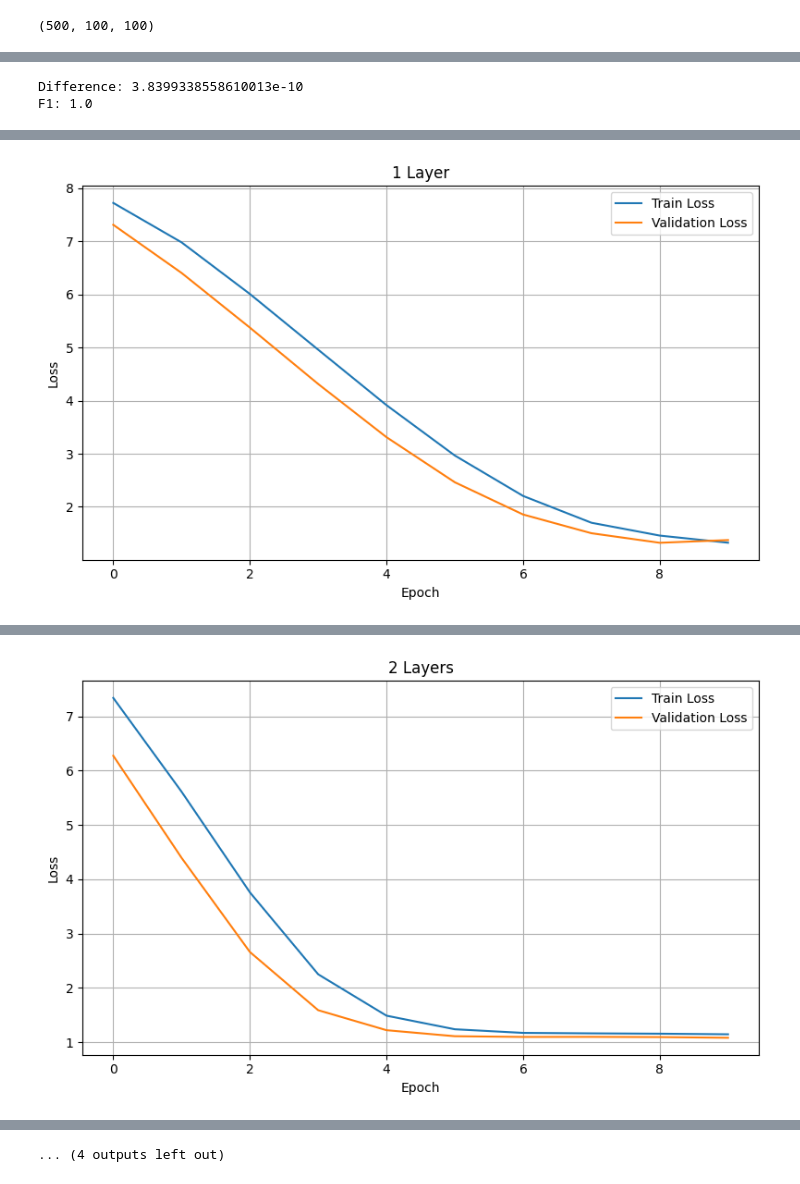
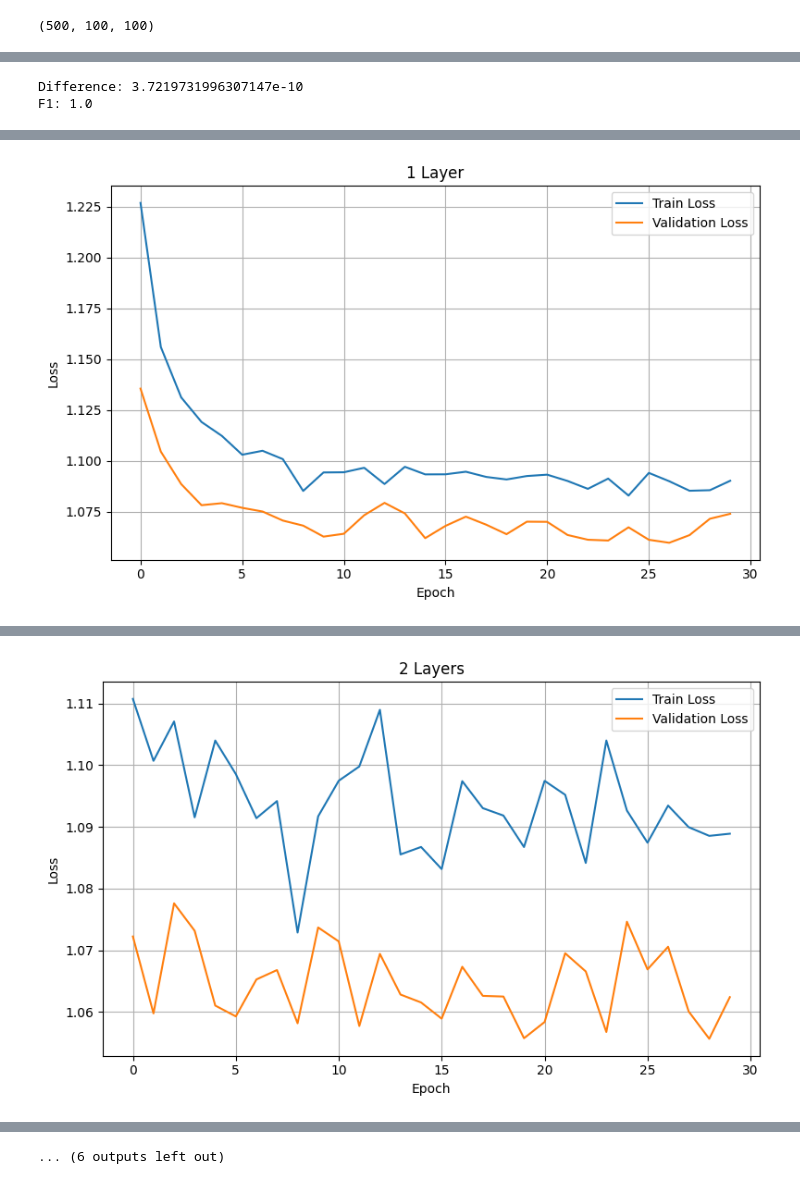
Before and after one commit to scifo04/CNN-RNN-LSTM, a Jupyter notebook: src/rnn.ipynb, the cells around one changed output, grey strips where cells are left out. Saved outputs shown, nothing was run; the diff lists cells and outputs as text; code cells hidden in the pictures.

Commit message:
fix: Dropout Layer

```diff
--- a/src/rnn.ipynb
+++ b/src/rnn.ipynb
@@ -150,6 +153,7 @@ bi_models = models.Sequential([
     layers.Embedding(vocabs, 100, embeddings_initializer='uniform'),
     layers.Bidirectional(layers.SimpleRNN(units=64, return_sequences=True)),
     layers.Bidirectional(layers.SimpleRNN(units=128)),
+    layers.Dropout(0.2),
     layers.Dense(units=vocabs, activation='softmax')
 ])
 bi_models.compile(
@@ -196,11 +200,13 @@ class BiRNNFromScratch:
         self.embedding = Embedded(vocabs, 100, embeddings_initializer='uniform')
         self.rnn1 = RNN(unit=64, input_size=100, timestep=100, return_sequence=True, bidirectional=True)
         self.rnn2 = RNN(unit=128, input_size=64, timestep=100, return_sequence=False, bidirectional=True)
+        self.drop = Dropout(dropout_rate=0.2)
+        self.drop.training_status = False
         self.fc1 = FullyConnected(input_size=64, output_size=vocabs, activation='softmax', weight_init='xavier',
                                   lower=-0.05, upper=0.05, mean=0, variance=1, seed=None, use_rmsnorm=False)
 
     def forward(self, x):
-        return self.fc1.forward(self.rnn2.forward(self.rnn1.forward(self.embedding.forward(x))))
+        return self.fc1.forward(self.drop.forward(self.rnn2.forward(self.rnn1.forward(self.embedding.forward(x)))))
 
 bi_rnn_from_scratch = BiRNNFromScratch(vocabs=vocabs)
 
@@ -240,7 +246,7 @@ bi_f1 = f1_score(bi_keras_labels, bi_scratch_labels, average='macro')
 print("Difference:", np.abs(bi_keras_output - bi_outputs).mean())
 print("F1:",bi_f1)
 # %% [output]
-Difference: 3.8399338558610013e-10
+Difference: 3.7219731996307147e-10
 F1: 1.0
 # %%
 # RNN Models Hyperparameter Analysis
@@ -248,12 +254,14 @@ rnn_models = [
     models.Sequential([
         layers.Embedding(vocabs, 100, embeddings_initializer='uniform'),
         layers.SimpleRNN(units=64),
+        layers.Dropout(0.2),
         layers.Dense(units=vocabs, activation='softmax')
     ]),
     models.Sequential([
         layers.Embedding(vocabs, 100, embeddings_initializer='uniform'),
         layers.SimpleRNN(units=64, return_sequences=True),
         layers.SimpleRNN(units=128),
+        layers.Dropout(0.2),
         layers.Dense(units=vocabs, activation='softmax')
     ]),
     models.Sequential([
@@ -261,31 +269,44 @@ rnn_models = [
         layers.SimpleRNN(units=64, return_sequences=True),
         layers.SimpleRNN(units=128, return_sequences=True),
         layers.SimpleRNN(units=256),
+        layers.Dropout(0.2),
         layers.Dense(units=vocabs, activation='softmax')
     ]),
     models.Sequential([
         layers.Embedding(vocabs, 100, embeddings_initializer='uniform'),
         layers.SimpleRNN(units=32),
+        layers.Dropout(0.2),
         layers.Dense(units=vocabs, activation='softmax')
     ]),
     models.Sequential([
         layers.Embedding(vocabs, 100, embeddings_initializer='uniform'),
         layers.SimpleRNN(units=64),
+        layers.Dropout(0.2),
         layers.Dense(units=vocabs, activation='softmax')
     ]),
     models.Sequential([
         layers.Embedding(vocabs, 100, embeddings_initializer='uniform'),
         layers.SimpleRNN(units=128),
+        layers.Dropout(0.2),
         layers.Dense(units=vocabs, activation='softmax')
     ]),
     models.Sequential([
         layers.Embedding(vocabs, 100, embeddings_initializer='uniform'),
         layers.SimpleRNN(units=64),
+        layers.Dropout(0.2),
         layers.Dense(units=vocabs, activation='softmax')
     ]),
     models.Sequential([
         layers.Embedding(vocabs, 100, embeddings_initializer='uniform'),
         layers.Bidirectional(layers.SimpleRNN(units=64)),
+        layers.Dropout(0.2),
+        layers.Dense(units=vocabs, activation='softmax')
+    ]),
+    models.Sequential([
+        layers.Embedding(vocabs, 100, embeddings_initializer='uniform'),
+        layers.Bidirectional(layers.SimpleRNN(units=64, return_sequences=True)),
+        layers.Bidirectional(layers.SimpleRNN(units=64)),
+        layers.Dropout(0.2),
         layers.Dense(units=vocabs, activation='softmax')
     ]),
 ]
@@ -298,7 +319,8 @@ name_layers = [
     "64 Cells",
     "128 Cells",
     "Unidirectional",
-    "Bidirectional"
+    "Bidirectional",
+    "Bidirectional 2 Layers"
 ]
 # %%
 import matplotlib.pyplot as plt
@@ -314,11 +336,18 @@ for model in rnn_models:
     )
     history = model.fit(
         vectorizer_data, y_train_int,
-        epochs=10,
+        epochs=30,
         batch_size=64,
         validation_split=0.2
     )
     test_loss, test_acc = model.evaluate(vectorizer_val, y_valid_int)
+
+    y_pred_probs = model.predict(vectorizer_val)
+    y_pred = np.argmax(y_pred_probs, axis=1)
+    f1 = f1_score(y_valid_int, y_pred, average='macro')
+
+    print(f"Test Accuracy: {test_acc:.4f}")
+    print(f"F1 Score: {f1:.4f}")
 
     plt.figure(figsize=(8, 5))
     plt.plot(history.history['loss'], label='Train Loss')
@@ -354,2 +383,2 @@ Epoch 10/10
-[figure, old version]
+[figure, new version]
 2 Layers
@@ -372,2 +401,2 @@ Epoch 10/10
-[figure, old version]
+[figure, new version]
 3 Layers
@@ -445 +474 @@ Epoch 10/10
-... (4 outputs left out)
+... (6 outputs left out)
```
Also changed, not shown: parts of 7 cells of this notebook, 3 other files.
